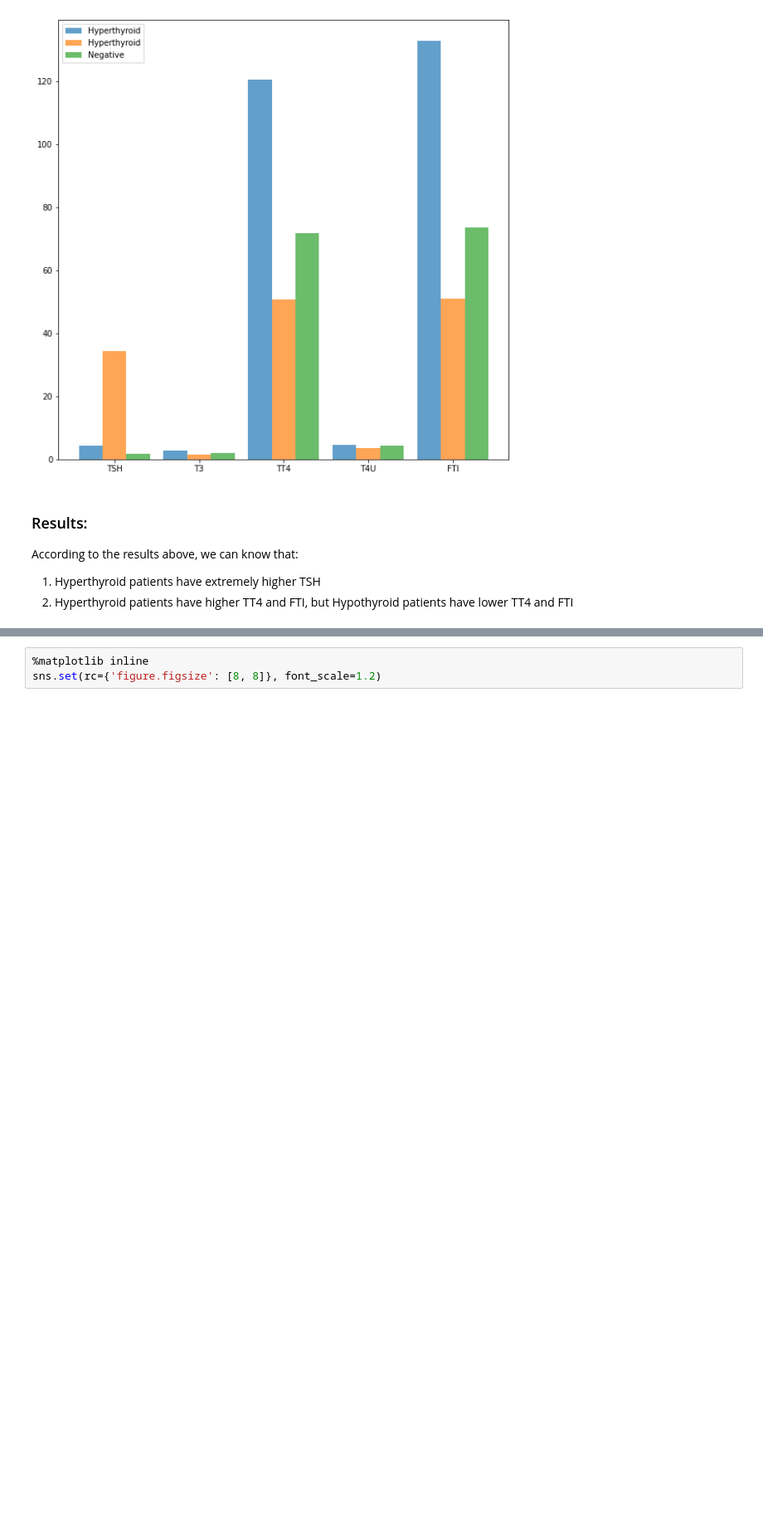
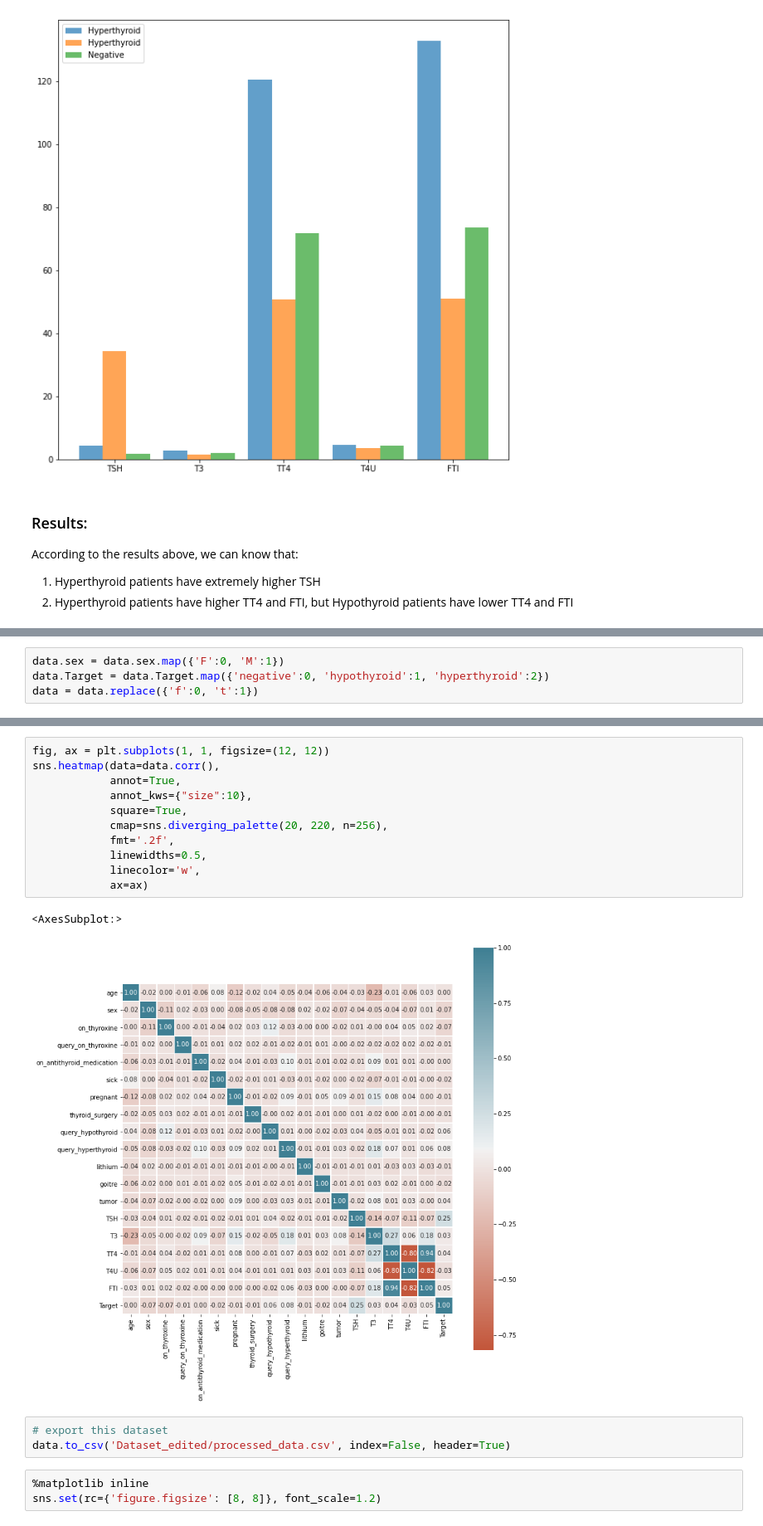
Before and after one commit to zengxueyuan/PHAS0077_QiyuanZeng_2022, a Jupyter notebook: 2. Data analysis.ipynb, the cells around one changed output, grey strips where cells are left out. Shown at 83% size. Drawn from its saved outputs; the diff is of its cells as text; blank space fills up the shorter version.

```diff
--- a/2. Data analysis.ipynb
+++ b/2. Data analysis.ipynb
@@ -763,0 +796,4 @@ According to the results above, we can know that:
+# %%
+data.sex = data.sex.map({'F':0, 'M':1})
+data.Target = data.Target.map({'negative':0, 'hypothyroid':1, 'hyperthyroid':2})
+data = data.replace({'f':0, 't':1})
@@ -764,3 +816,20 @@ According to the results above, we can know that:
+# %%
+fig, ax = plt.subplots(1, 1, figsize=(12, 12))
+sns.heatmap(data=data.corr(),
+            annot=True,
+            annot_kws={"size":10},
+            square=True,
+            cmap=sns.diverging_palette(20, 220, n=256),
+            fmt='.2f',
+            linewidths=0.5,
+            linecolor='w',
+            ax=ax)
+# %% [output]
+<AxesSubplot:>
+[figure, added]
+# %%
+# export this dataset
+data.to_csv('Dataset_edited/processed_data.csv', index=False, header=True)
 # %%
 %matplotlib inline
 sns.set(rc={'figure.figsize': [8, 8]}, font_scale=1.2)
```
Also changed, not shown: parts of 14 cells of this notebook, 7 other files.
